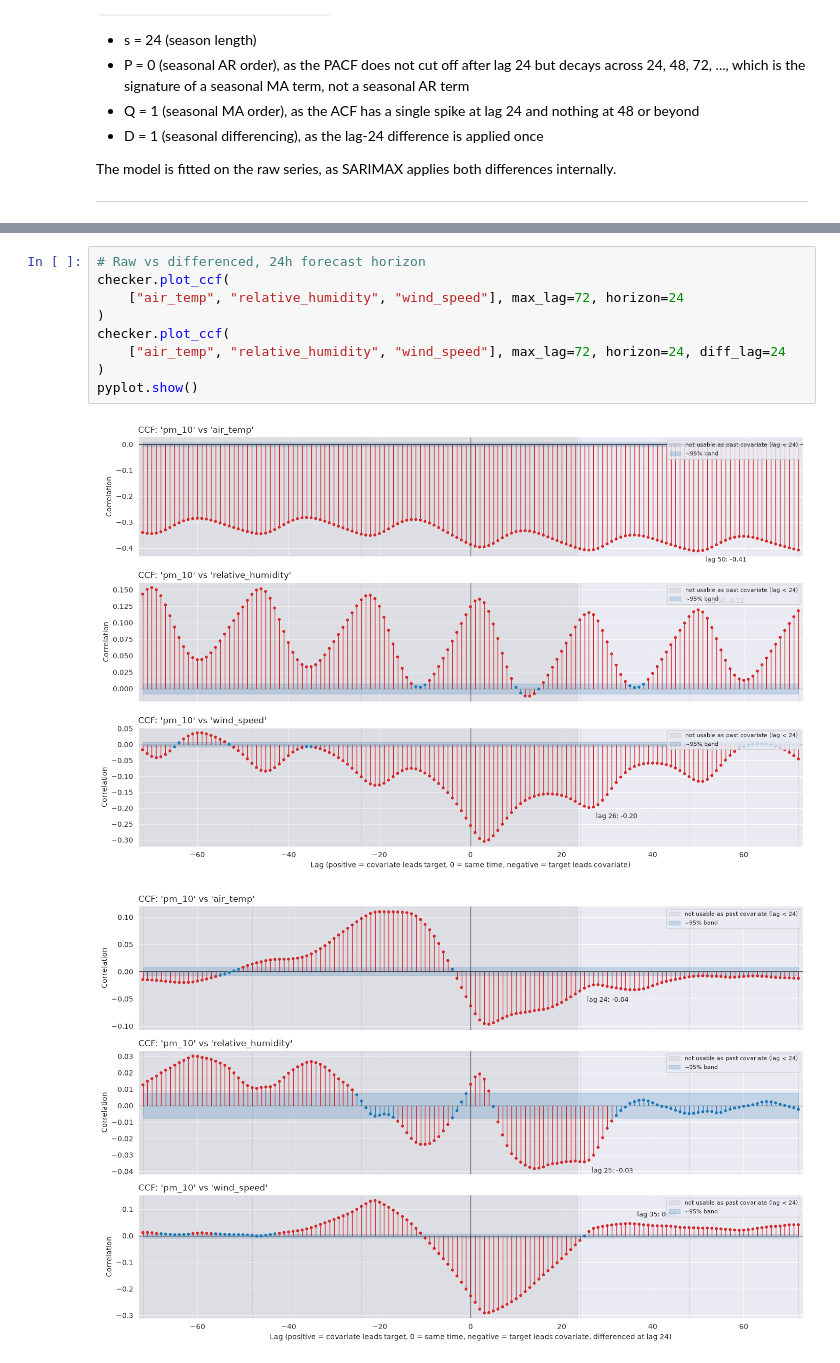
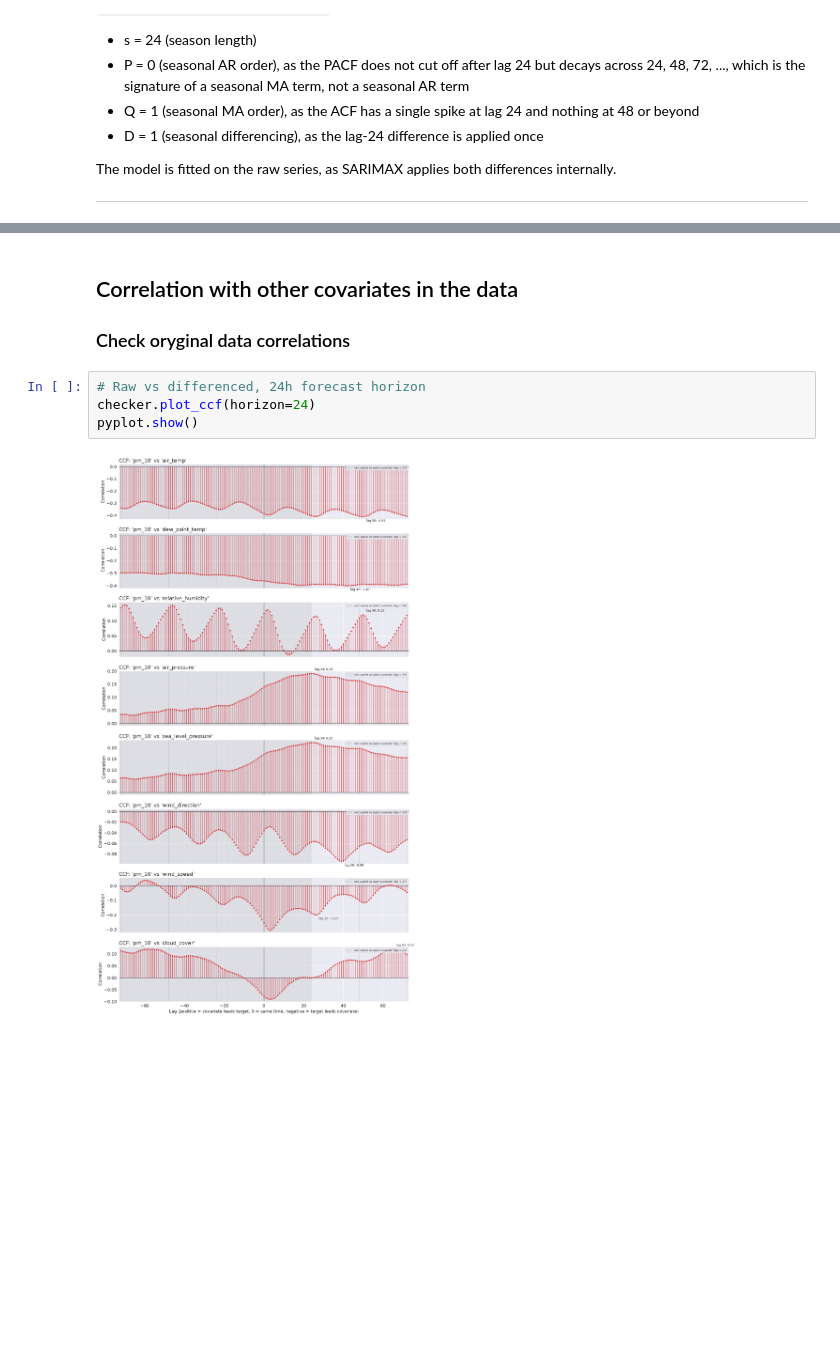
Before and after one commit to Pabito22/AirPolutionForecasting, a Jupyter notebook: notebooks/4-PW-correlation.ipynb, the cells around one changed output, grey strips where cells are left out. Cells and saved outputs as stored; diff of their text form; blank space fills up the shorter version.

Commit message:
Lagged correlations with covariates checked.

```diff
--- a/notebooks/4-PW-correlation.ipynb
+++ b/notebooks/4-PW-correlation.ipynb
@@ -167,12 +129,9 @@ ccf.loc[24:]
+# %% [markdown]
+## Correlation with other covariates in the data
+### Check oryginal data correlations
 # %%
 # Raw vs differenced, 24h forecast horizon
-checker.plot_ccf(
-    ["air_temp", "relative_humidity", "wind_speed"], max_lag=72, horizon=24
-)
-checker.plot_ccf(
-    ["air_temp", "relative_humidity", "wind_speed"], max_lag=72, horizon=24, diff_lag=24
-)
+checker.plot_ccf(horizon=24)
 pyplot.show()
 # %% [output]
-[figure, old version]
+[figure, new version]
-[figure, removed]
```
Also changed, not shown: parts of 10 cells of this notebook, 3 other files.
